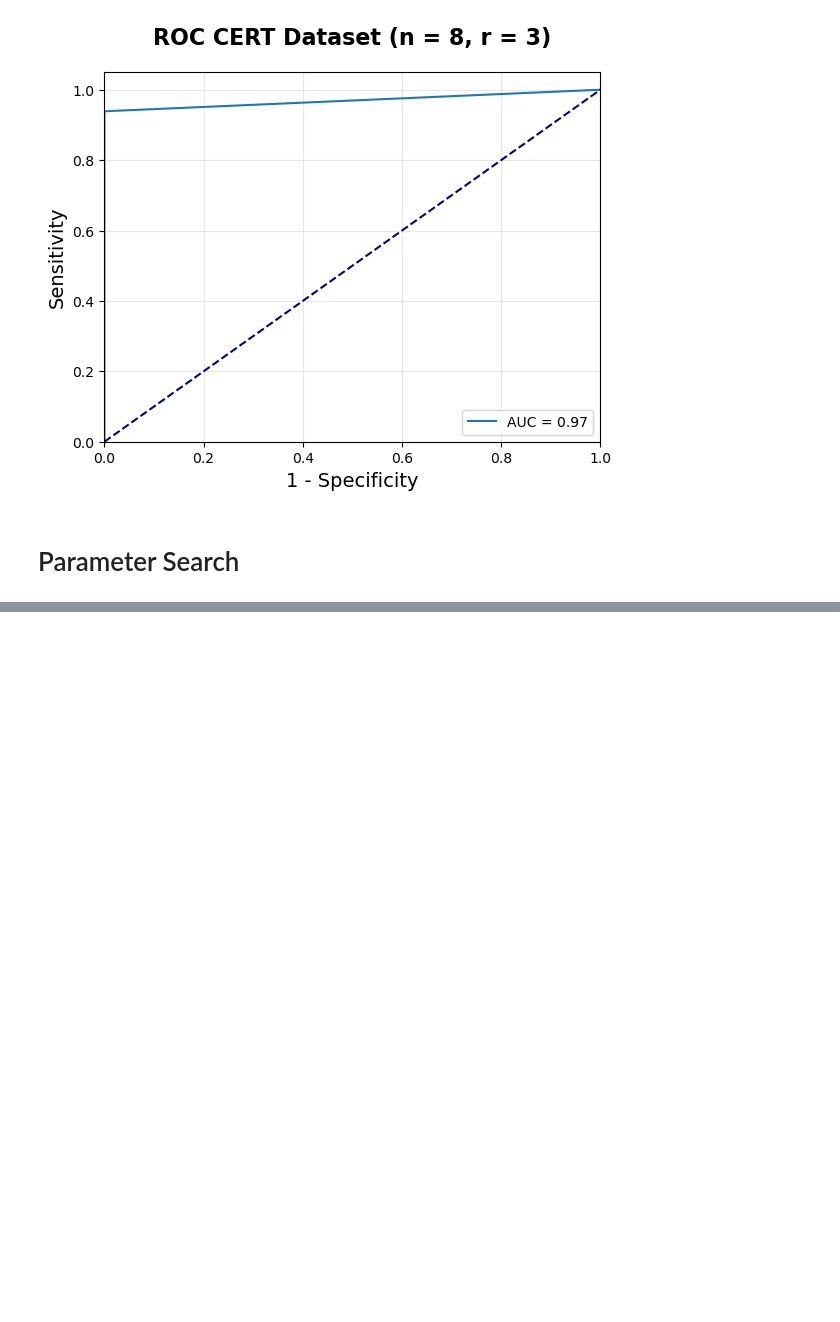
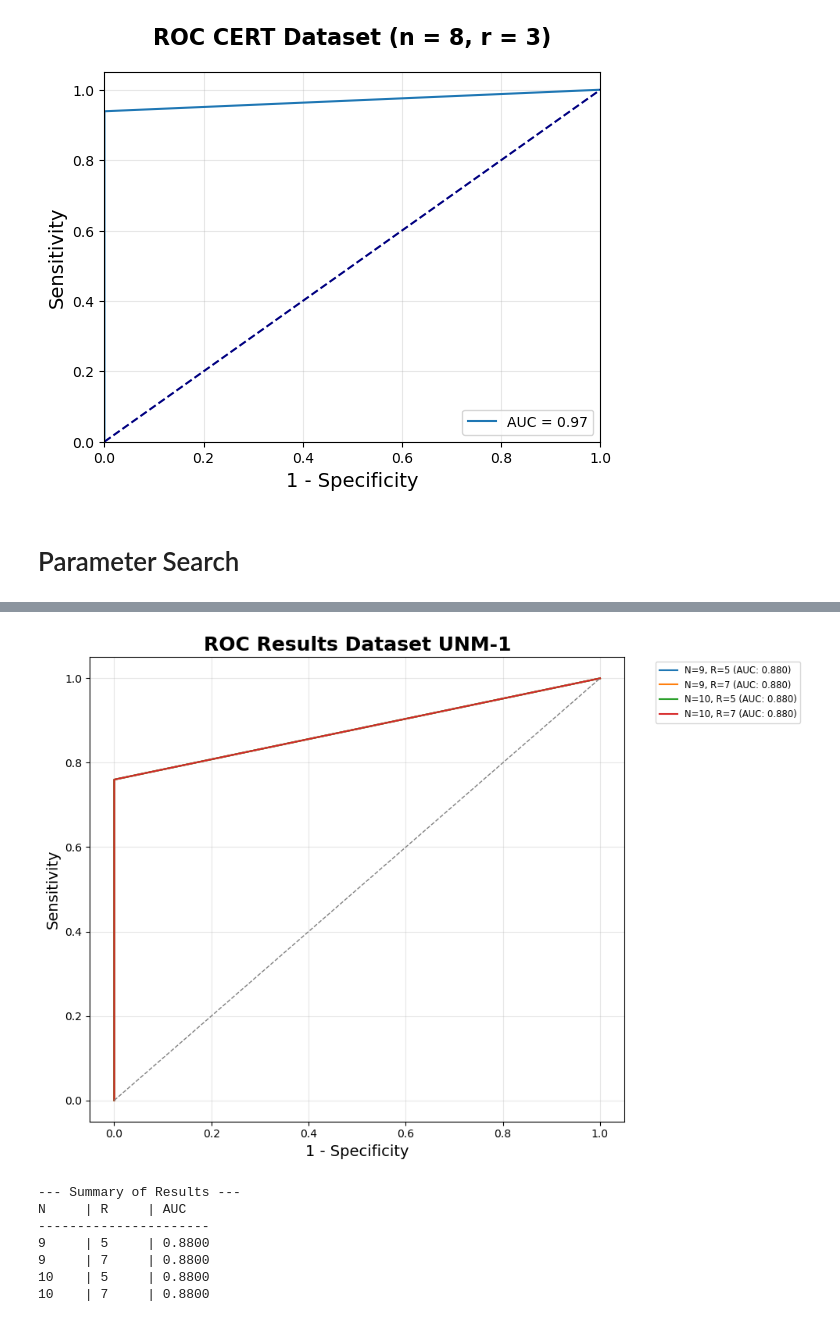
Before and after one commit to VictoriousGladiator/NaturalComputing, a Jupyter notebook: A2/negative-selection/part2_redone.ipynb, the cells around one changed output, grey strips where cells are left out. Saved outputs shown, nothing was run; the diff lists cells and outputs as text; code cells hidden in the pictures; blank space fills up the shorter version.

```diff
--- a/A2/negative-selection/part2_redone.ipynb
+++ b/A2/negative-selection/part2_redone.ipynb
@@ -217,0 +290,62 @@ N     | R     | AUC
+# %%
+###########################################################################################################
+###########################################################################################################
+# -------------------------------------------- CHANGE THIS ONLY -------------------------------------------
+
+# can be 'cert' or 'unm'
+data_type = 'unm'
+
+# can be '1', '2' or '3'
+data_num = '1'
+
+###########################################################################################################
+###########################################################################################################
+
+N_RANGE = range(9, 11)
+plt.figure(figsize=(10, 7))
+auc_summary = []
+
+for N in N_RANGE:
+    for R in [5, 7]:
+        parameters = {
+            'train': f"syscalls/snd-{data_type}/snd-{data_type}.train",
+            'train_chunks': f"snd_{data_type}_train_chunks_N_{N}_R_{R}.txt",
+            'train_chunks_unique': f"snd_{data_type}_train_unique_chunks_N_{N}_R_{R}.txt",
+            'labels': f"syscalls/snd-{data_type}/snd-{data_type}.{data_num}.labels",
+            'test': f"syscalls/snd-{data_type}/snd-{data_type}.{data_num}.test",
+            'abc': f"file://syscalls/snd-{data_type}/snd-{data_type}.alpha",
+            'chunks': f"snd_{data_type}_test{data_num}_chunks_N_{N}_R_{R}.txt",
+            'mapping': f"snd_{data_type}_test{data_num}_mapping_N_{N}_R_{R}.txt"
+        }
+
+        results = pipeline(N, R, parameters)
+
+        scores, labels = zip(*results)
+        x, y, _ = roc_curve(labels, scores)
+        auc_summary.append({'N': N, 'R': R, 'AUC': auc(x, y)})
+        plt.plot(x, y, label=f'N={N}, R={R} (AUC: {auc(x,y):.3f})')
+
+plt.plot([0, 1], [0, 1], color='gray', linestyle='--', lw=1)
+plt.xlabel('1 - Specificity', fontsize=14)
+plt.ylabel('Sensitivity', fontsize=14)
+plt.title(f'ROC Results Dataset {data_type.upper()}-{data_num}', fontsize=18, fontweight='bold')
+
+plt.legend(bbox_to_anchor=(1.05, 1), loc='upper left', fontsize='small')
+plt.grid(alpha=0.3)
+plt.tight_layout()
+plt.show()
+
+print("\n--- Summary of Results ---")
+print(f"{'N':<5} | {'R':<5} | {'AUC':<8}")
+print("-" * 22)
+for res in sorted(auc_summary, key=lambda x: x['AUC'], reverse=True):
+    print(f"{res['N']:<5} | {res['R']:<5} | {res['AUC']:.4f}")
+# %% [output]
+[figure, added]
+--- Summary of Results ---
+N     | R     | AUC
+----------------------
+9     | 5     | 0.8800
+9     | 7     | 0.8800
+10    | 5     | 0.8800
+10    | 7     | 0.8800
```
Also changed, not shown: parts of 5 cells of this notebook, 40 other files.
